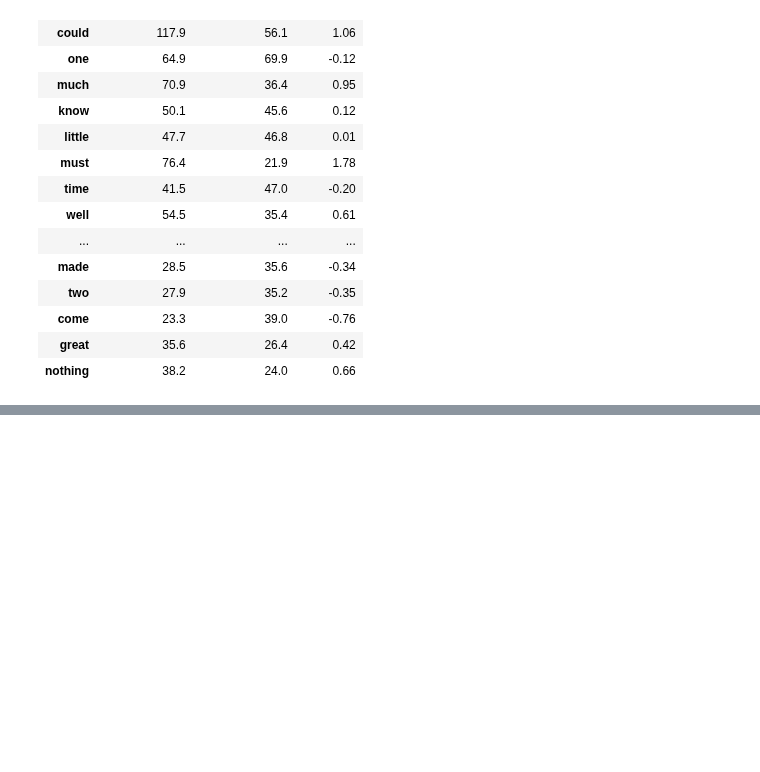
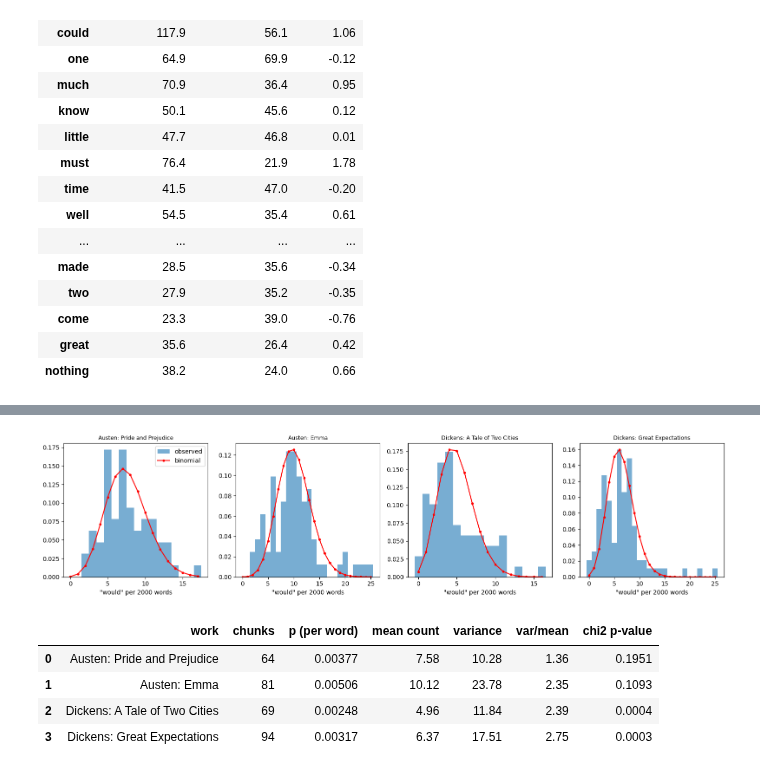
Before and after one commit to utk-cs445-fall26/MiniProject1, a Jupyter notebook: ccolli78.ipynb, the cells around one changed output, grey strips where cells are left out. Saved outputs shown, nothing was run; the diff lists cells and outputs as text; code cells hidden in the pictures; blank space fills up the shorter version.

Commit message:
Add binomial test of 'would' per chunk (extra credit) and presentation summary
Co-Authored-By: Claude Fable 5.1 <noreply@anthropic.com>

```diff
--- a/ccolli78.ipynb
+++ b/ccolli78.ipynb
@@ -314,0 +322,45 @@ pd.DataFrame({'Austen per10k': (A[common]/NA*1e4).round(1), 'Dickens per10k': (D
+# %%
+from scipy.stats import binom, chisquare
+
+def chunk_counts(toks, word, n=2000):
+    chunks = [toks[i:i+n] for i in range(0, len(toks) - n + 1, n)]   # drop the short tail
+    return np.array([c.count(word) for c in chunks]), n
+
+def binomial_check(word, n=2000):
+    rows, fig = [], plt.figure(figsize=(16, 4))
+    for k, (name, toks) in enumerate(tokens_all.items()):
+        obs, n = chunk_counts(toks, word, n)
+        p = toks.count(word) / len(toks)
+        mean, var = obs.mean(), obs.var(ddof=1)
+        # bin the tail so every expected count is >= 5, then chi-square
+        ks = np.arange(0, obs.max() + 1)
+        expected = binom.pmf(ks, n, p) * len(obs)
+        edges = [0]
+        acc = 0
+        for i, e in enumerate(expected):
+            acc += e
+            if acc >= 5: edges.append(i + 1); acc = 0
+        edges[-1] = len(ks) + 1000
+        o = np.array([((obs >= lo) & (obs < hi)).sum() for lo, hi in zip(edges[:-1], edges[1:])])
+        e = np.array([binom.cdf(hi - 1, n, p) - binom.cdf(lo - 1, n, p) for lo, hi in zip(edges[:-1], edges[1:])]) * len(obs)
+        e = e * o.sum() / e.sum()
+        stat, pval = chisquare(o, e, ddof=1)   # one parameter (p) estimated
+        rows.append({'work': name, 'chunks': len(obs), 'p (per word)': round(p, 5),
+                     'mean count': round(mean, 2), 'variance': round(var, 2),
+                     'var/mean': round(var / mean, 2), 'chi2 p-value': round(pval, 4)})
+        ax = fig.add_subplot(1, 4, k + 1)
+        ax.hist(obs, bins=np.arange(obs.min(), obs.max() + 2) - 0.5, density=True, alpha=0.6, label='observed')
+        ax.plot(ks, binom.pmf(ks, n, p), 'r.-', label='binomial')
+        ax.set_title(name, fontsize=9); ax.set_xlabel(f'"{word}" per {n} words')
+        if k == 0: ax.legend()
+    plt.tight_layout(); plt.show()
+    return pd.DataFrame(rows)
+
+binomial_check('would')
+# %% [output]
+[figure, added]
+|  | work | chunks | p (per word) | mean count | variance | var/mean | chi2 p-value |
+| 0 | Austen: Pride and Prejudice | 64 | 0.00377 | 7.58 | 10.28 | 1.36 | 0.1951 |
+| 1 | Austen: Emma | 81 | 0.00506 | 10.12 | 23.78 | 2.35 | 0.1093 |
+| 2 | Dickens: A Tale of Two Cities | 69 | 0.00248 | 4.96 | 11.84 | 2.39 | 0.0004 |
+| 3 | Dickens: Great Expectations | 94 | 0.00317 | 6.37 | 17.51 | 2.75 | 0.0003 |
```
Also changed, not shown: parts of 4 cells of this notebook.
